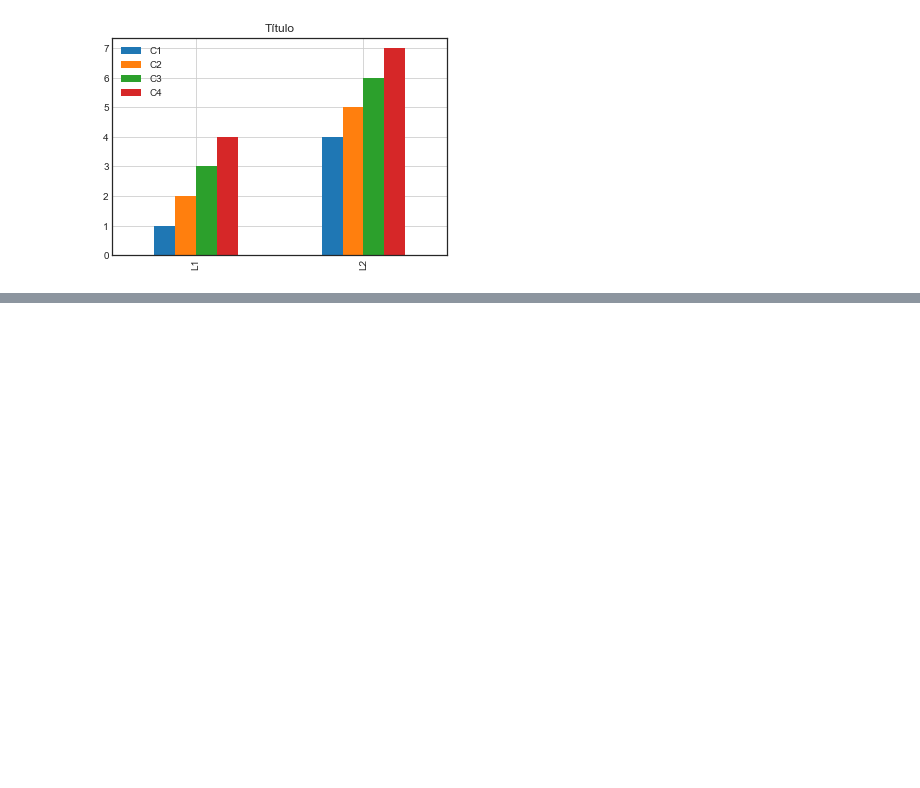
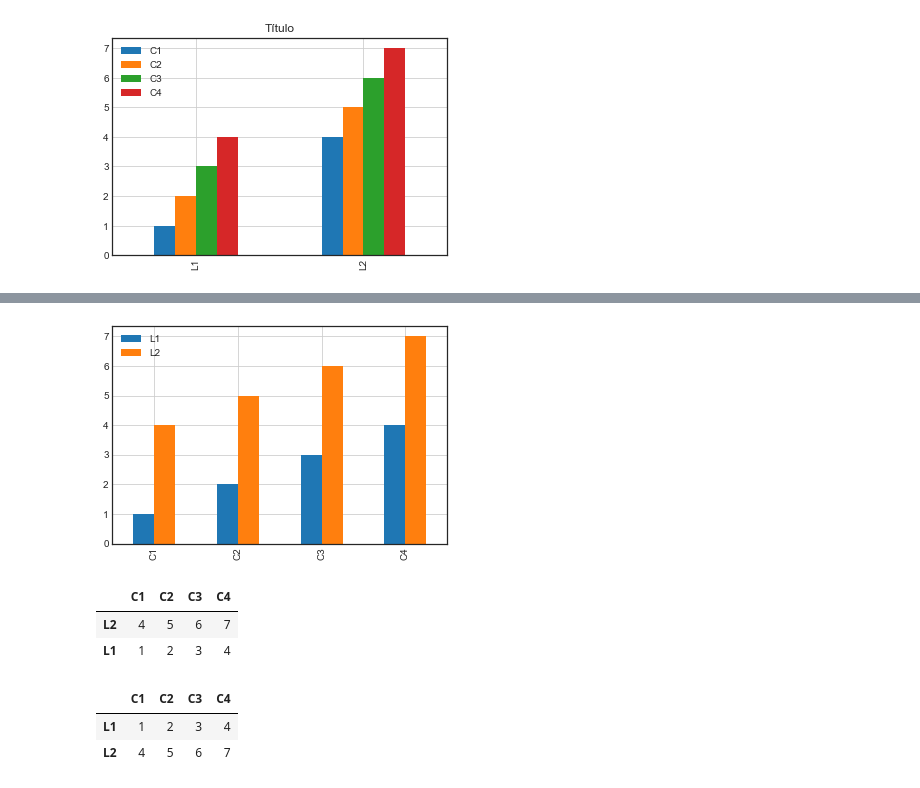
Before and after one commit to InsightLab/imersao-ciencia-de-dados, a Jupyter notebook: 2019/01-Pre-processamento_Limpeza_Analise_de_Dados/2 - Ferramentas Python para manipulação e visualização de dados (Numpy, Matplotlib e Pandas).ipynb, the cells around one changed output, grey strips where cells are left out. Drawn from its saved outputs; the diff is of its cells as text; code cells hidden in the pictures; blank space fills up the shorter version.

```diff
--- a/2019/01-Pre-processamento_Limpeza_Analise_de_Dados/Unidade 1.ipynb
+++ b/2019/01-Pre-processamento_Limpeza_Analise_de_Dados/2 - Ferramentas Python para manipulação e visualização de dados (Numpy, Matplotlib e Pandas).ipynb
@@ -440,3 +335,6 @@ df
 df.plot(kind='bar', grid=True, title='Título');
 # %% [output]
 [figure]
+# %%
+df2 = df.transpose()
+df2
@@ -442,0 +347,16 @@ df.plot(kind='bar', grid=True, title='Título');
+# %%
+df2.plot(kind='bar', grid=True);
+# %% [output]
+[figure, added]
+# %%
+df.sort_values(by='C4', ascending=False)
+# %% [output]
+|  | C1 | C2 | C3 | C4 |
+| L2 | 4 | 5 | 6 | 7 |
+| L1 | 1 | 2 | 3 | 4 |
+# %%
+df
+# %% [output]
+|  | C1 | C2 | C3 | C4 |
+| L1 | 1 | 2 | 3 | 4 |
+| L2 | 4 | 5 | 6 | 7 |
```
Also changed, not shown: parts of 17 cells of this notebook, 9 other files.
